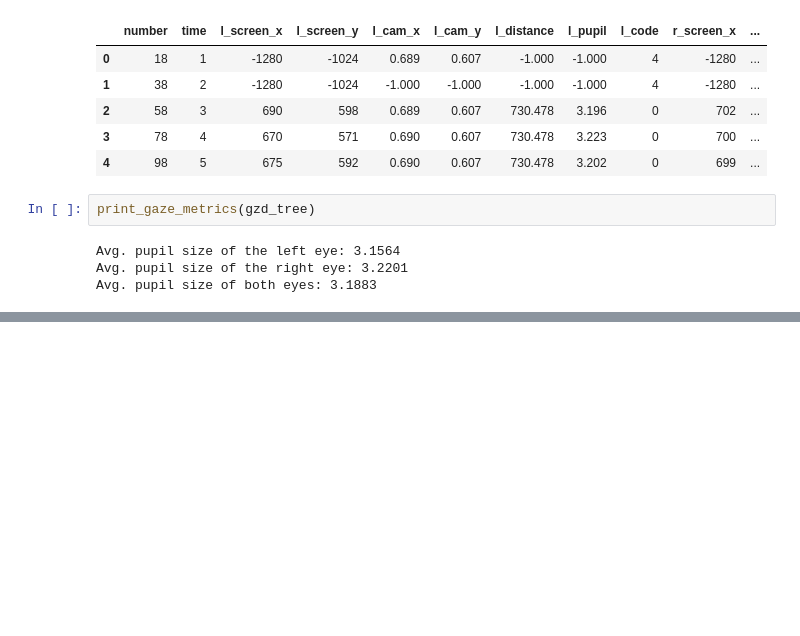
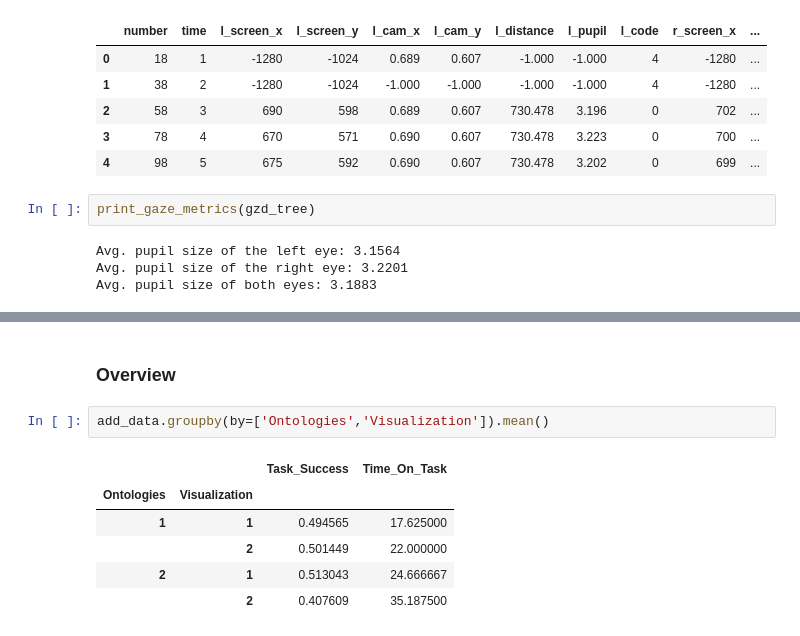
Before and after one commit to isaac-co/eyegaze-visualization, a Jupyter notebook: eygaze-metrics.ipynb, the cells around one changed output, grey strips where cells are left out. Drawn from its saved outputs; the diff is of its cells as text; blank space fills up the shorter version.

```diff
--- a/eygaze-metrics.ipynb
+++ b/eygaze-metrics.ipynb
@@ -384,0 +400,11 @@ Avg. pupil size of both eyes: 3.1883
+# %% [markdown]
+### Overview
+# %%
+add_data.groupby(by=['Ontologies','Visualization']).mean()
+# %% [output]
+|  |  | Task_Success | Time_On_Task |
+| Ontologies | Visualization |  |  |
+| 1 | 1 | 0.494565 | 17.625000 |
+|  | 2 | 0.501449 | 22.000000 |
+| 2 | 1 | 0.513043 | 24.666667 |
+|  | 2 | 0.407609 | 35.187500 |
```
Also changed, not shown: parts of 11 cells of this notebook.
